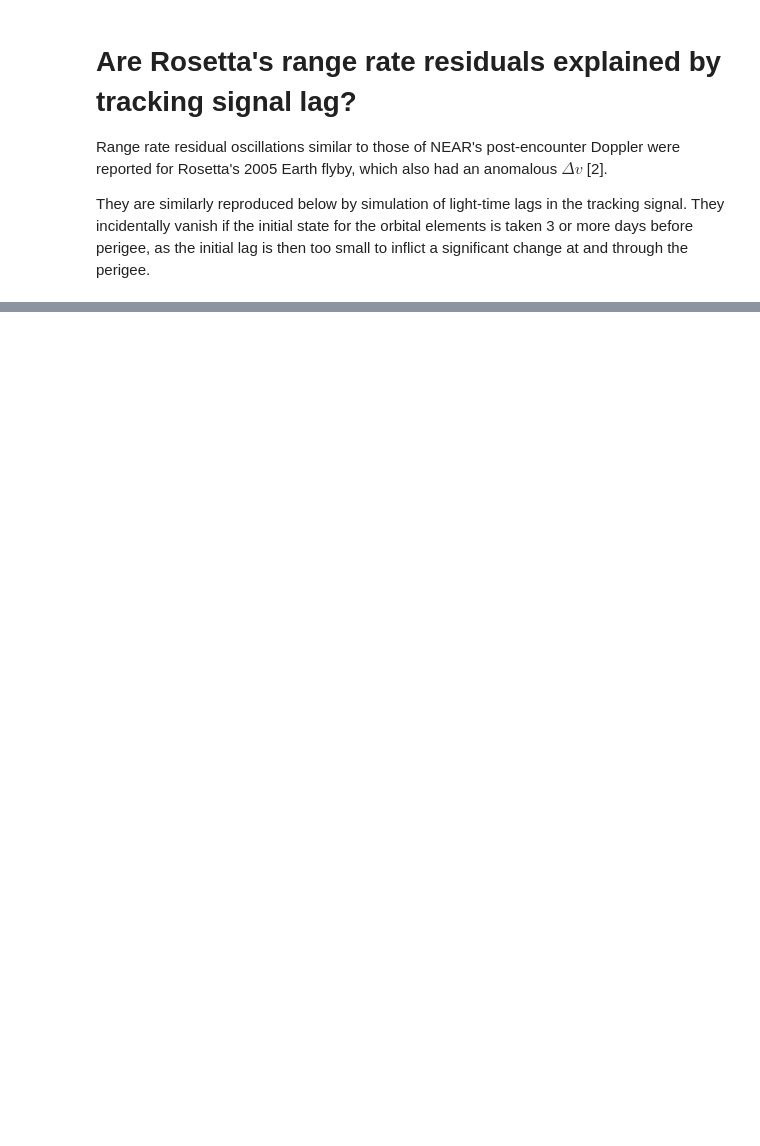
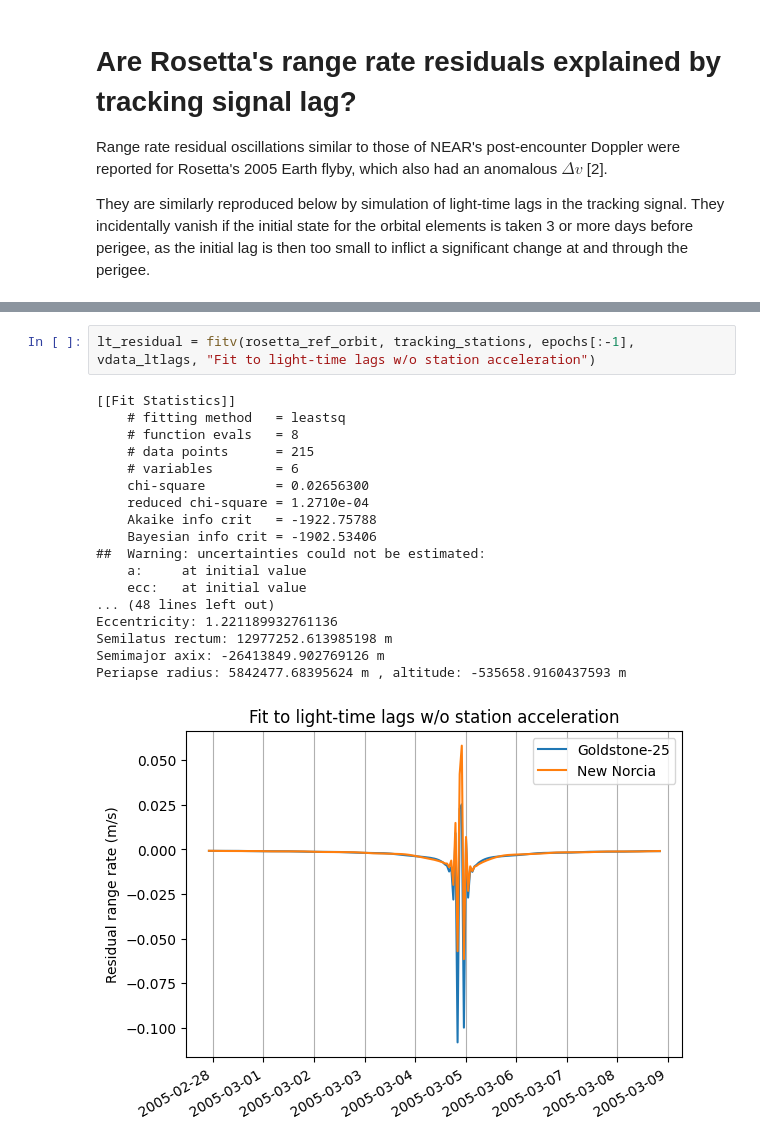
Before and after one commit to earthshrink/anomaly-sim, a Jupyter notebook: rosetta/rosetta_sim_approach_rangerate.ipynb, the cells around one changed output, grey strips where cells are left out. Drawn from its saved outputs; the diff is of its cells as text; blank space fills up the shorter version.

```diff
--- a/rosetta/rosetta_sim_approach_rangerate.ipynb
+++ b/rosetta/rosetta_sim_approach_rangerate.ipynb
@@ -187,0 +161,21 @@ See [screenshot](rosetta_sim_approach_rangerate.png)
+# %%
+lt_residual = fitv(rosetta_ref_orbit, tracking_stations, epochs[:-1], vdata_ltlags, "Fit to light-time lags w/o station acceleration")
+# %% [output]
+[[Fit Statistics]]
+    # fitting method   = leastsq
+    # function evals   = 8
+    # data points      = 215
+    # variables        = 6
+    chi-square         = 0.02656300
+    reduced chi-square = 1.2710e-04
+    Akaike info crit   = -1922.75788
+    Bayesian info crit = -1902.53406
+##  Warning: uncertainties could not be estimated:
+    a:     at initial value
+    ecc:   at initial value
+... (48 lines left out)
+Eccentricity: 1.221189932761136
+Semilatus rectum: 12977252.613985198 m
+Semimajor axix: -26413849.902769126 m
+Periapse radius: 5842477.68395624 m , altitude: -535658.9160437593 m
+[figure, added]
```
Also changed, not shown: parts of 23 cells of this notebook.
